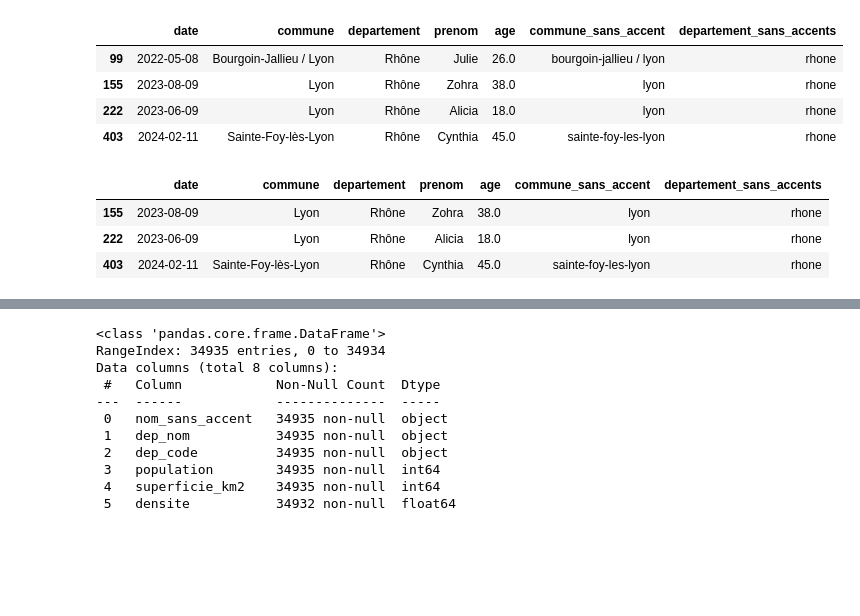
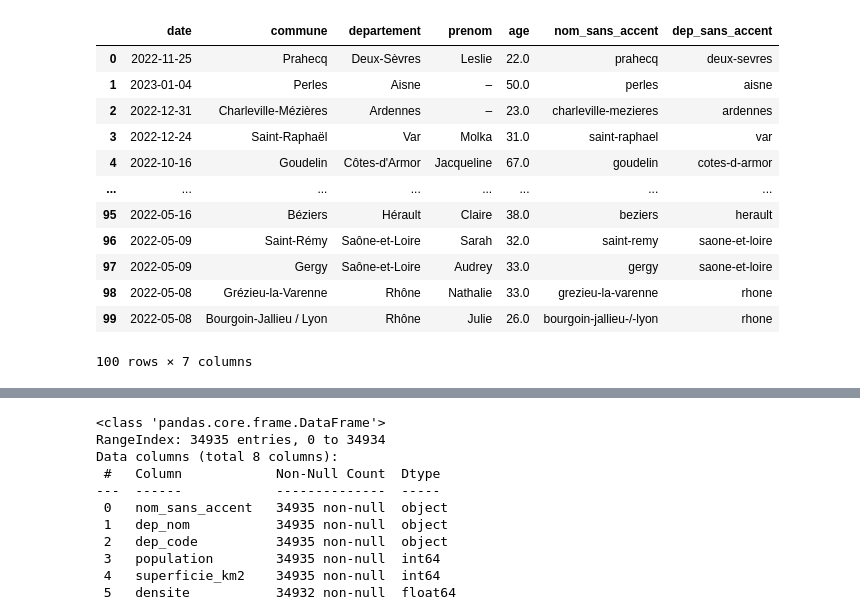
Before and after one commit to Guillaume-BR/feminicide, a Jupyter notebook: notebooks/explore.ipynb, the cells around one changed output, grey strips where cells are left out. Drawn from its saved outputs; the diff is of its cells as text; code cells hidden in the pictures; blank space fills up the shorter version.

```diff
--- a/notebooks/explore.ipynb
+++ b/notebooks/explore.ipynb
@@ -69,14 +46,21 @@ array(['Prahecq', 'Perles', 'Charleville-Mézières', 'Saint-Raphaël ',
 # %%
-df_all['commune_sans_accent'] = (df_all['commune']
-                                 .str.lower()
-                                 .str.normalize('NFKD')
-                                 .str.encode('ascii', errors='ignore')
-                                 .str.decode('utf-8')
+#créer commune normalisée (sans accent, minuscule, avec tiret à la place des espaces et des apostrophes)
+df_all['nom_sans_accent'] = (
+    df_all['commune']
+    .str.normalize("NFKD")
+    .str.encode("ascii", "ignore")
+    .str.decode("utf-8")
+    .str.lower()
+    .str.replace(" ", "-", regex=False)
+    .str.replace("'", "-", regex=False)
 )
-df_all['departement_sans_accents'] = (df_all['departement']
-                                       .str.lower()
-                                       .str.normalize('NFKD')
-                                       .str.encode('ascii', errors='ignore')
-                                       .str.decode('utf-8')
+
+df_all['dep_sans_accent'] = (
+    df_all['departement']
+    .str.normalize("NFKD")
+    .str.encode("ascii", "ignore")
+    .str.decode("utf-8")
+    .str.lower()
+    .str.replace(" ", "-", regex=False)
+    .str.replace("'", "-", regex=False)
 )
-df_all.head()
@@ -100,0 +67,9 @@ df_all.head()
+# %%
+#suppression des espaces et tiret au début et à la fin de nom_sans_accent et dep_sans_accent
+df_all['nom_sans_accent'] = df_all['nom_sans_accent'].str.strip('- ')
+df_all['dep_sans_accent'] = df_all['dep_sans_accent'].str.strip('- ')
+
+df_all['nom_sans_accent'] = df_all['nom_sans_accent'].str.rstrip('- ')
+df_all['dep_sans_accent'] = df_all['dep_sans_accent'].str.rstrip('- ')
+
+df_all.head(100)
@@ -101,18 +90,24 @@ df_all.head()
 # %%
-#dans df_2022, remplacer les noms de commune contenant '*e arrondissement' par 'Paris'
-df_all['commune_sans_accent'] = df_all['commune_sans_accent'].str.replace(r'\d{1,2}e arrondissement', 'paris', regex=True)
-df_all[df_all['commune_sans_accent'].str.contains('lyon')]
+#dans df_all, remplacer les noms de commune contenant '*e arrondissement' par 'Paris'
+df_all['nom_sans_accent'] = df_all['nom_sans_accent'].str.replace(r'\d{1,2}e arrondissement', 'paris', regex=True)
+df_all.head(100)
 # %% [output]
-|  | date | commune | departement | prenom | age | commune_sans_accent | departement_sans_accents |
-| 99 | 2022-05-08 | Bourgoin-Jallieu / Lyon | Rhône | Julie | 26.0 | bourgoin-jallieu / lyon | rhone |
-| 155 | 2023-08-09 | Lyon | Rhône | Zohra | 38.0 | lyon | rhone |
-| 222 | 2023-06-09 | Lyon | Rhône | Alicia | 18.0 | lyon | rhone |
-| 403 | 2024-02-11 | Sainte-Foy-lès-Lyon | Rhône | Cynthia | 45.0 | sainte-foy-les-lyon | rhone |
+|  | date | commune | departement | prenom | age | nom_sans_accent | dep_sans_accent |
+| 0 | 2022-11-25 | Prahecq | Deux-Sèvres | Leslie | 22.0 | prahecq | deux-sevres |
+| 1 | 2023-01-04 | Perles | Aisne | – | 50.0 | perles | aisne |
+| 2 | 2022-12-31 | Charleville-Mézières | Ardennes | – | 23.0 | charleville-mezieres | ardennes |
+| 3 | 2022-12-24 | Saint-Raphaël | Var | Molka | 31.0 | saint-raphael | var |
+| 4 | 2022-10-16 | Goudelin | Côtes-d'Armor | Jacqueline | 67.0 | goudelin | cotes-d-armor |
+| ... | ... | ... | ... | ... | ... | ... | ... |
+| 95 | 2022-05-16 | Béziers | Hérault | Claire | 38.0 | beziers | herault |
+| 96 | 2022-05-09 | Saint-Rémy | Saône-et-Loire | Sarah | 32.0 | saint-remy | saone-et-loire |
+| 97 | 2022-05-09 | Gergy | Saône-et-Loire | Audrey | 33.0 | gergy | saone-et-loire |
+| 98 | 2022-05-08 | Grézieu-la-Varenne | Rhône | Nathalie | 33.0 | grezieu-la-varenne | rhone |
+| 99 | 2022-05-08 | Bourgoin-Jallieu / Lyon | Rhône | Julie | 26.0 | bourgoin-jallieu-/-lyon | rhone |
+100 rows × 7 columns
 # %%
 
-df_all['commune_sans_accent'] = df_all['commune_sans_accent'].str.replace('bourgoin-jallieu / lyon', 'bourgoin-jallieu')
+df_all['nom_sans_accent'] = df_all['nom_sans_accent'].str.replace('bourgoin-jallieu-/-lyon', 'bourgoin-jallieu')
+
+#remplcer dep_sans_accent de rhone à isere pour bourgoin-jallieu
+df_all.loc[df_all['nom_sans_accent']=='bourgoin-jallieu', 'dep_sans_accent'] = 'isere'
-# %% [output]
-|  | date | commune | departement | prenom | age | commune_sans_accent | departement_sans_accents |
-| 155 | 2023-08-09 | Lyon | Rhône | Zohra | 38.0 | lyon | rhone |
-| 222 | 2023-06-09 | Lyon | Rhône | Alicia | 18.0 | lyon | rhone |
-| 403 | 2024-02-11 | Sainte-Foy-lès-Lyon | Rhône | Cynthia | 45.0 | sainte-foy-les-lyon | rhone |
```
Also changed, not shown: parts of 42 cells of this notebook, 3 other files.
